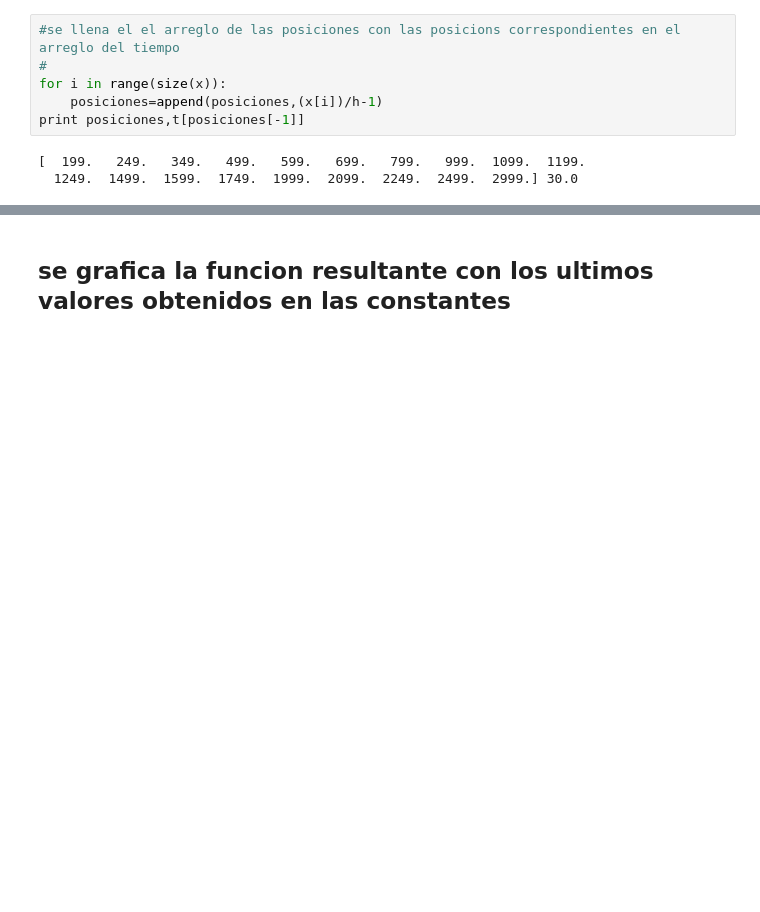
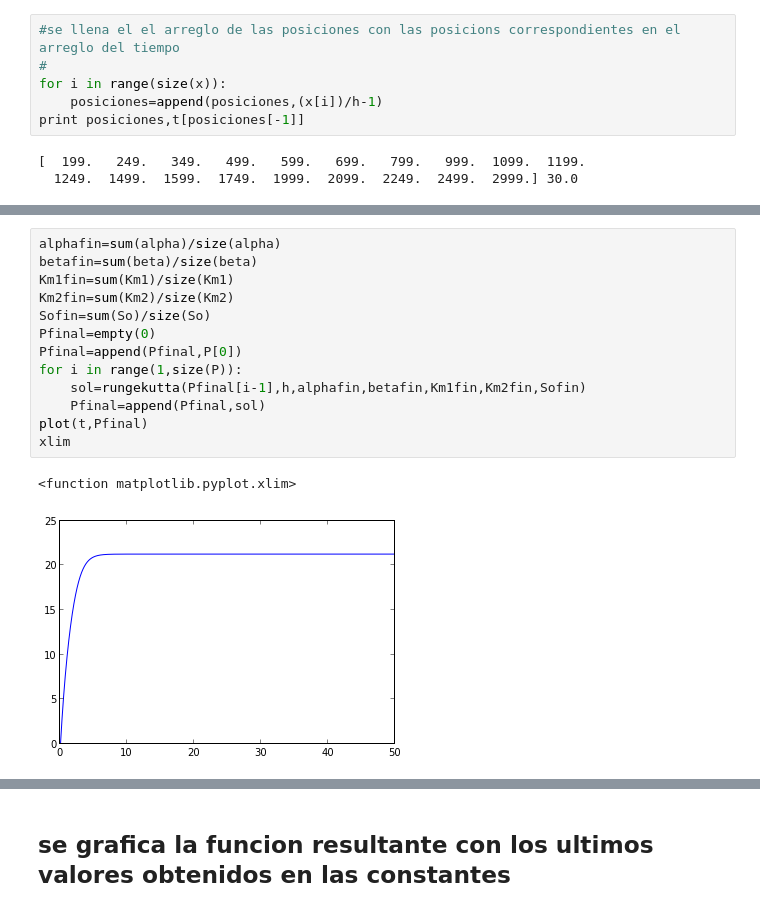
Before and after one commit to daniel-lozano/tarea8, a Jupyter notebook: ctes.ipynb, the cells around one changed output, grey strips where cells are left out. Saved outputs shown, nothing was run; the diff lists cells and outputs as text; blank space fills up the shorter version.

```diff
--- a/ctes.ipynb
+++ b/ctes.ipynb
@@ -230,2 +237,18 @@ print So[0],So[-1], "\n"
+# %%
+alphafin=sum(alpha)/size(alpha)
+betafin=sum(beta)/size(beta)
+Km1fin=sum(Km1)/size(Km1)
+Km2fin=sum(Km2)/size(Km2)
+Sofin=sum(So)/size(So)
+Pfinal=empty(0)
+Pfinal=append(Pfinal,P[0])
+for i in range(1,size(P)):
+    sol=rungekutta(Pfinal[i-1],h,alphafin,betafin,Km1fin,Km2fin,Sofin)
+    Pfinal=append(Pfinal,sol)
+plot(t,Pfinal)
+xlim
+# %% [output]
+<function matplotlib.pyplot.xlim>
+[figure, added]
 # %%
 plot(x,Pobs, "bo")
```
Also changed, not shown: parts of 14 cells of this notebook.
